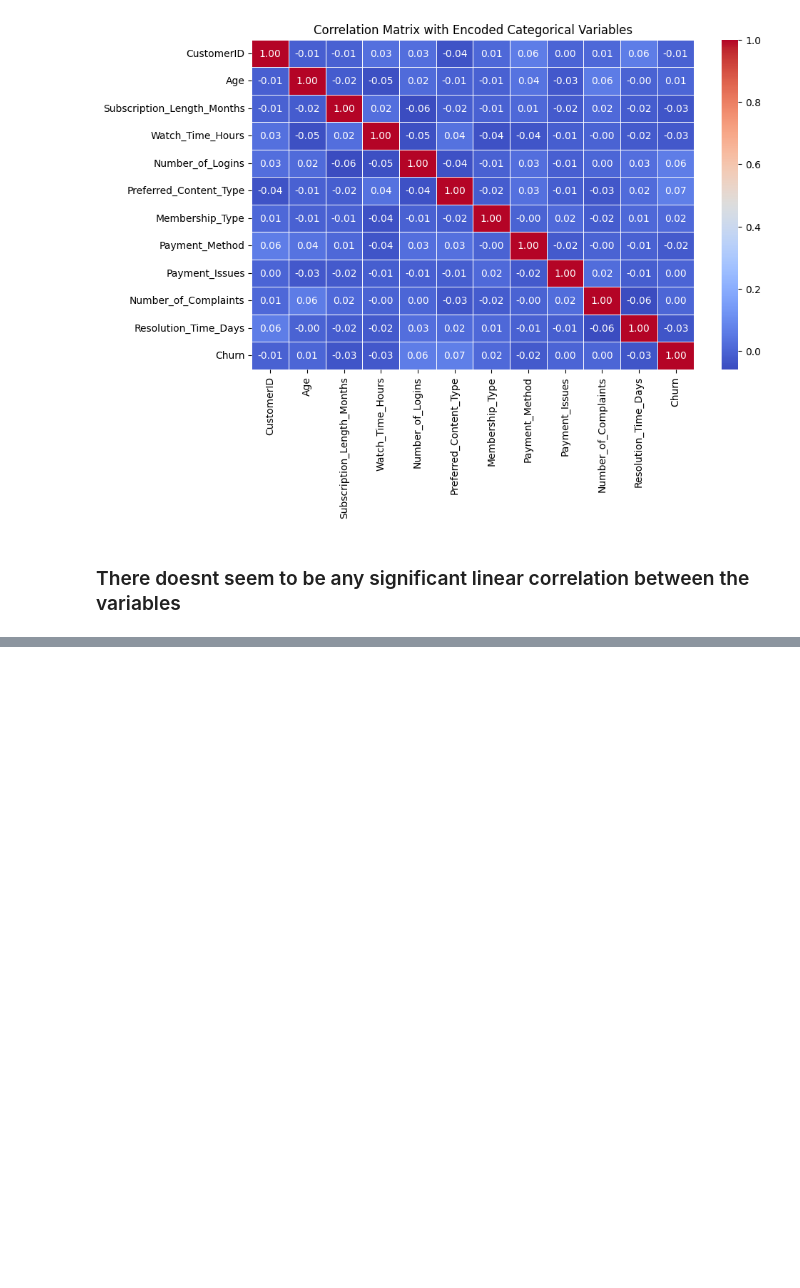
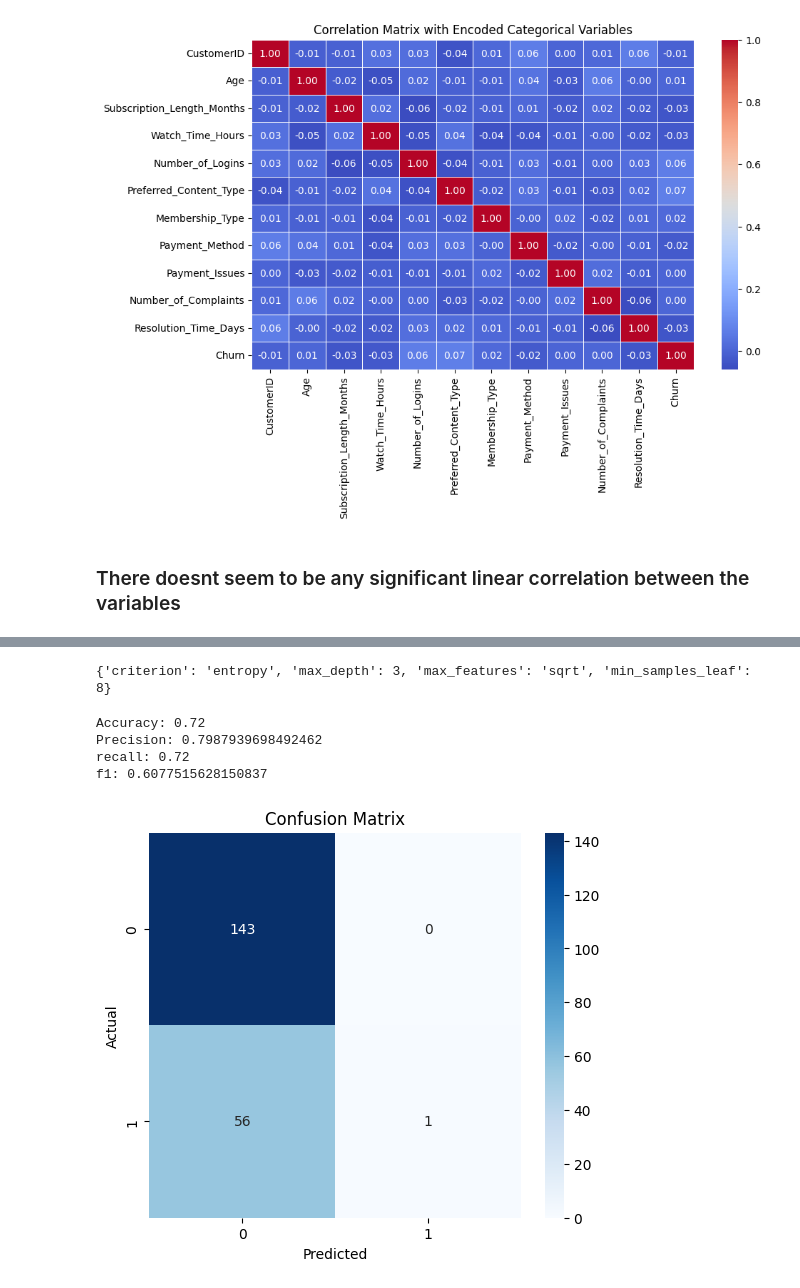
Before and after one commit to Trim0500/SOEN471-Assignment-1, a Jupyter notebook: SOEN_471_A1.ipynb, the cells around one changed output, grey strips where cells are left out. Cells and saved outputs as stored; diff of their text form; code cells hidden in the pictures; blank space fills up the shorter version.

```diff
--- a/SOEN_471_A1.ipynb
+++ b/SOEN_471_A1.ipynb
@@ -178,0 +209,47 @@ plt.show()
+# %%
+Data = df_encoded.drop(columns=['Churn'])
+Targets = df_encoded['Churn']
+X_train, X_test, y_train, y_test = train_test_split(Data, Targets, test_size=0.2, random_state=5) #ensuring code reproducability
+
+Tree = DecisionTreeClassifier(random_state=5)
+
+#parameters to be tested in grid search
+param_grid = {
+    'criterion': ['gini', 'entropy', 'log_loss'],
+    'max_depth': [3, 5, 10, 15, 20, 30],
+    'min_samples_leaf': [1, 2, 4, 8],
+    'max_features': [None, 'auto', 'sqrt', 'log2'],
+}
+
+grid_search = GridSearchCV(Tree, param_grid, cv=5, scoring='accuracy')
+grid_search.fit(X_train, y_train)
+best_Tree = grid_search.best_estimator_
+best_Tree.fit(X_train, y_train)
+print(grid_search.best_params_)
+# %% [output]
+{'criterion': 'entropy', 'max_depth': 3, 'max_features': 'sqrt', 'min_samples_leaf': 8}
+# %%
+y_pred = best_Tree.predict(X_test)
+accuracy = accuracy_score(y_test, y_pred)
+precision = precision_score(y_test, y_pred, average='weighted')
+recall = recall_score(y_test, y_pred, average='weighted')
+f1 = f1_score(y_test, y_pred, average='weighted')
+print("Accuracy: "+str(accuracy))
+print("Precision: "+str(precision))
+print("recall: "+str(recall))
+print("f1: "+str(f1))
+# %% [output]
+Accuracy: 0.72
+Precision: 0.7987939698492462
+recall: 0.72
+f1: 0.6077515628150837
+# %%
+conf_matrix = confusion_matrix(y_test, y_pred)
+plt.figure(figsize=(6, 5))
+sns.heatmap(conf_matrix, annot=True, fmt='d', cmap='Blues', xticklabels=np.unique(Targets), yticklabels=np.unique(Targets))
+plt.xlabel('Predicted')
+plt.ylabel('Actual')
+plt.title('Confusion Matrix')
+plt.show()
+# %% [output]
+[figure, added]
```
Also changed, not shown: parts of 12 cells of this notebook.
